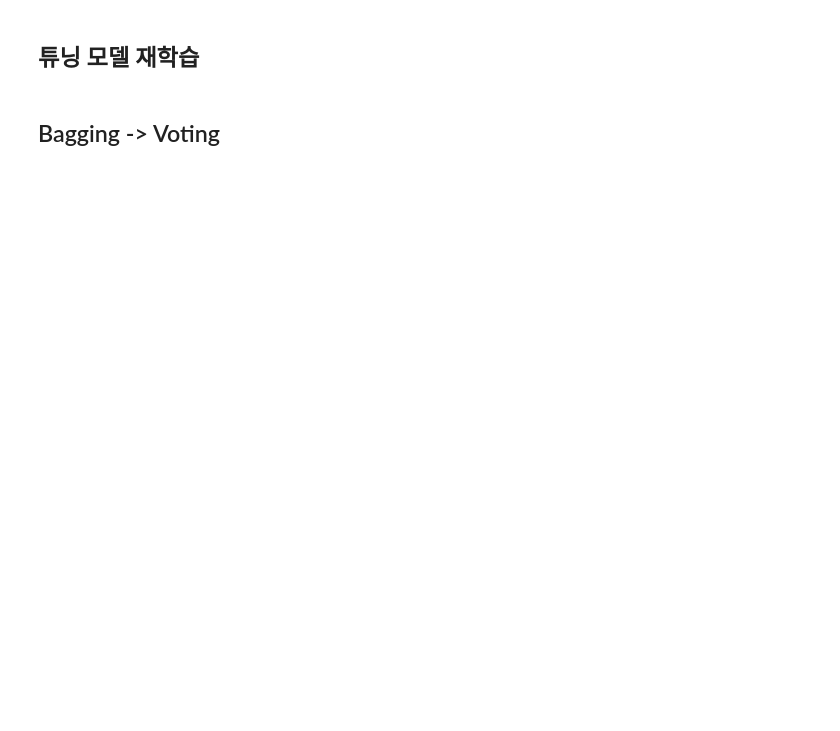
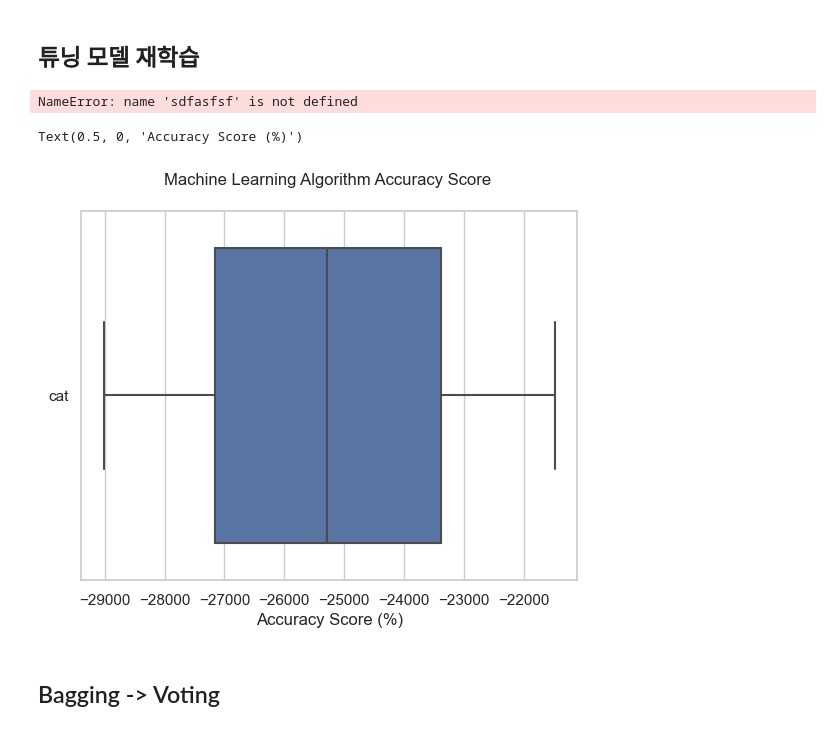
Before and after one commit to Usunwoo/kaggle-house_price, a Jupyter notebook: house_price.ipynb, the cells around one changed output. Cells and saved outputs as stored; diff of their text form; code cells hidden in the pictures; blank space fills up the shorter version.

```diff
--- a/house_price.ipynb
+++ b/house_price.ipynb
@@ -1980,3 +1898,7 @@ asdfsafasf
 # %% [markdown]
 ## 튜닝 모델 재학습
+# %%
+sdfasfsf
+# %% [output]
+NameError: name 'sdfasfsf' is not defined
 # %%
@@ -2002,12 +1924,15 @@ asdfsafasf
 # %%
-# results = pd.DataFrame(scores).T
-# results['mean'] = results.mean(1)
-# result_df = results.sort_values(by='mean', ascending=False)
+results = pd.DataFrame(scores).T
+results['mean'] = results.mean(1)
+result_df = results.sort_values(by='mean', ascending=False)
 
-# result_df = result_df.drop(['mean'], axis=1)
-# sns.boxplot(data=result_df.T, orient='h')
-# plt.title('Machine Learning Algorithm Accuracy Score \n')
-# plt.xlabel('Accuracy Score (%)')
+result_df = result_df.drop(['mean'], axis=1)
+sns.boxplot(data=result_df.T, orient='h')
+plt.title('Machine Learning Algorithm Accuracy Score \n')
+plt.xlabel('Accuracy Score (%)')
+# %% [output]
+Text(0.5, 0, 'Accuracy Score (%)')
+[figure, added]
 # %% [markdown]
 ## Bagging -> Voting
 # %%
```
Also changed, not shown: parts of 49 cells of this notebook.
